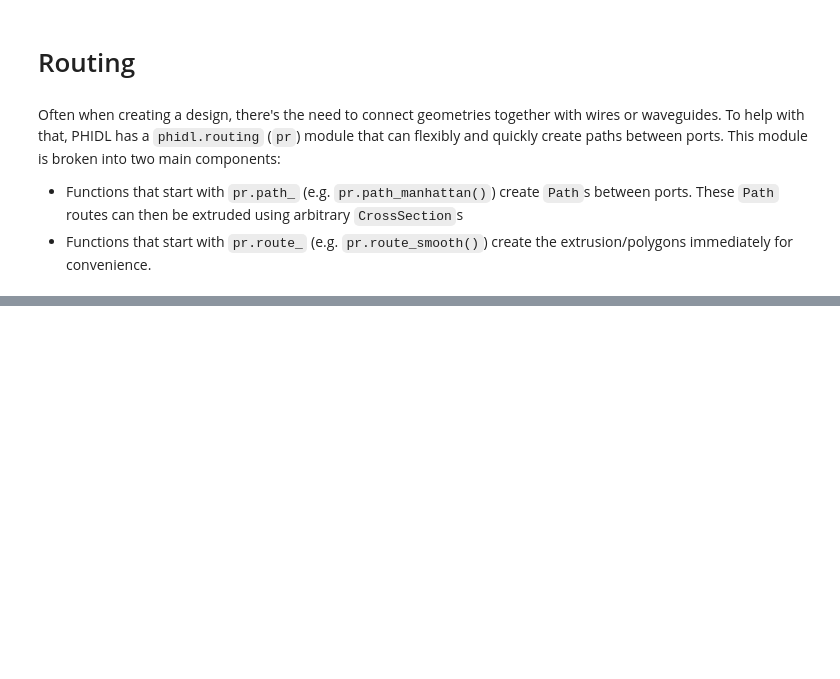
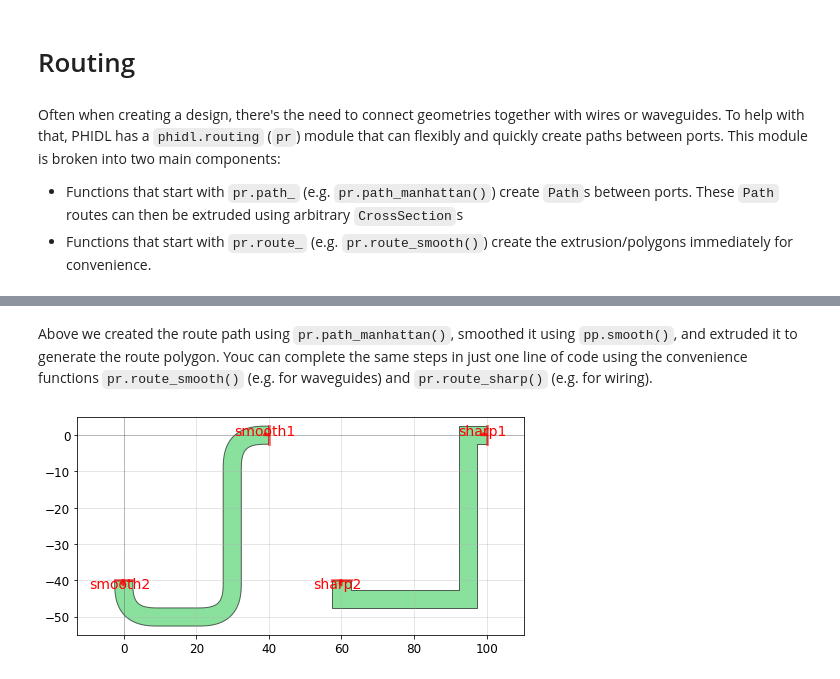
Before and after one commit to amccaugh/phidl, a Jupyter notebook: docs/tutorials/routing.ipynb, the cells around one changed output, grey strips where cells are left out. Cells and saved outputs as stored; diff of their text form; code cells hidden in the pictures; blank space fills up the shorter version.

```diff
--- a/docs/tutorials/routing.ipynb
+++ b/docs/tutorials/routing.ipynb
@@ -18,0 +46,15 @@ Often when creating a design, there's the need to connect geometries together wi
+# %% [markdown]
+Above we created the route path using `pr.path_manhattan()`, smoothed it using `pp.smooth()`, and extruded it to generate the route polygon. Youc can complete the same steps in just one line of code using the convenience functions `pr.route_smooth()` (e.g. for waveguides) and `pr.route_sharp()` (e.g. for wiring).
+# %%
+D = Device()
+port1 = D.add_port(name='smooth1', midpoint=(40,0), width=5, orientation=180)
+port2 = D.add_port(name='smooth2', midpoint=(0, -40), width=5, orientation=270)
+D.add_ref(pr.route_smooth(port1, port2, radius=10, path_type='manhattan'))
+
+port3 = D.add_port(name='sharp1', midpoint=(100,0), width=5, orientation=180)
+port4 = D.add_port(name='sharp2', midpoint=(60, -40), width=5, orientation=270)
+D.add_ref(pr.route_sharp(port3, port4, path_type='manhattan'))
+
+qp(D)
+# %% [output]
+[figure, added]
```
Also changed, not shown: parts of 18 cells of this notebook.
